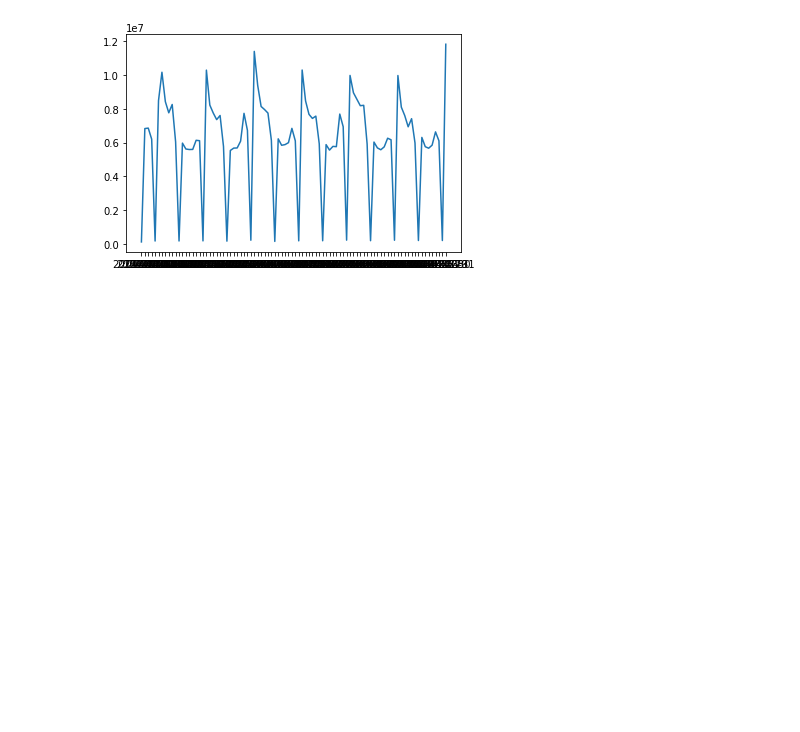
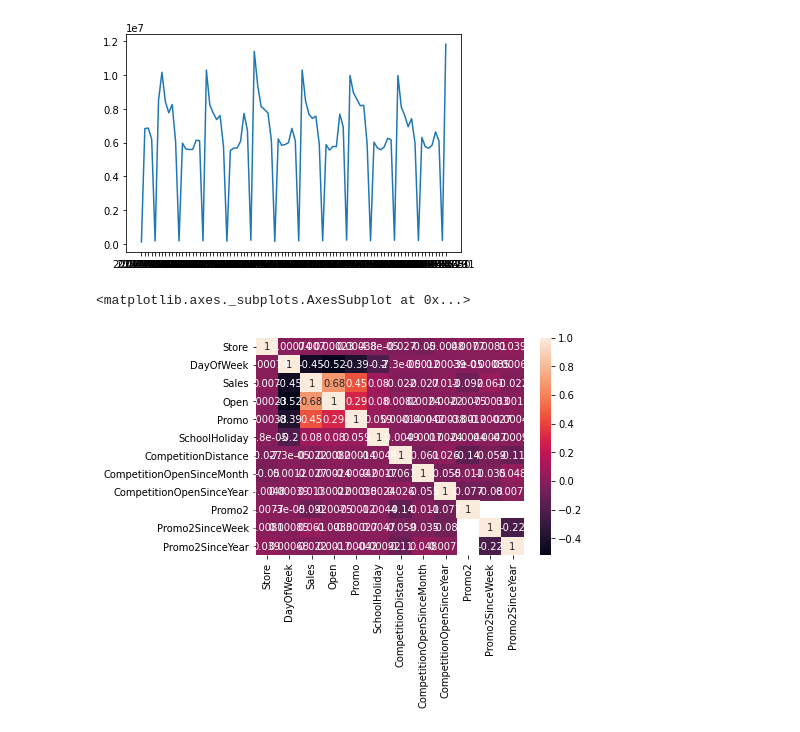
Before and after one commit to JohnEnev/DSR-competition-team1, a Jupyter notebook: notebooks/JE_notebook.ipynb, the cells around one changed output. Saved outputs shown, nothing was run; the diff lists cells and outputs as text; code cells hidden in the pictures; blank space fills up the shorter version.

```diff
--- a/notebooks/JE_notebook.ipynb
+++ b/notebooks/JE_notebook.ipynb
@@ -10,8 +16,8 @@ import seaborn as sns
 # %%
 #import the two files and read them via pandas
 
-store = pd.read_csv('data/store.csv', index_col='Store')
-train = pd.read_csv('data/train.csv')
+store = pd.read_csv('../data/store.csv', index_col='Store')
+train = pd.read_csv('../data/train.csv')
 # %%
 store.head()
 # %% [output]
@@ -178,0 +165,6 @@ for column in ['Store', 'DayOfWeek', 'Open', 'Promo', 'StateHoliday', 'SchoolHol
+# %%
+corrMatrix = df.corr()
+sns.heatmap(corrMatrix, annot=True)
+# %% [output]
+<matplotlib.axes._subplots.AxesSubplot at 0x...>
+[figure, added]
```
Also changed, not shown: parts of 27 cells of this notebook.
